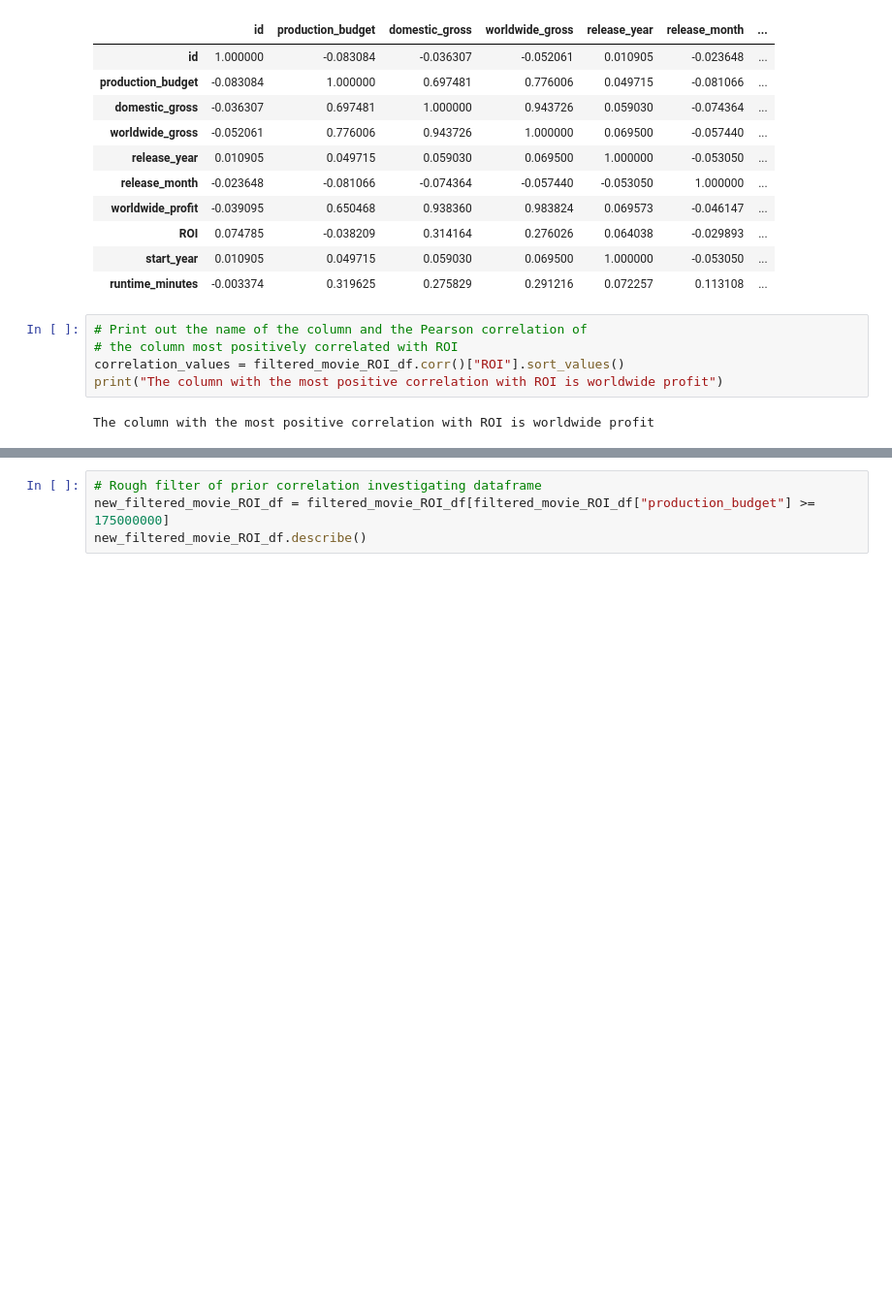
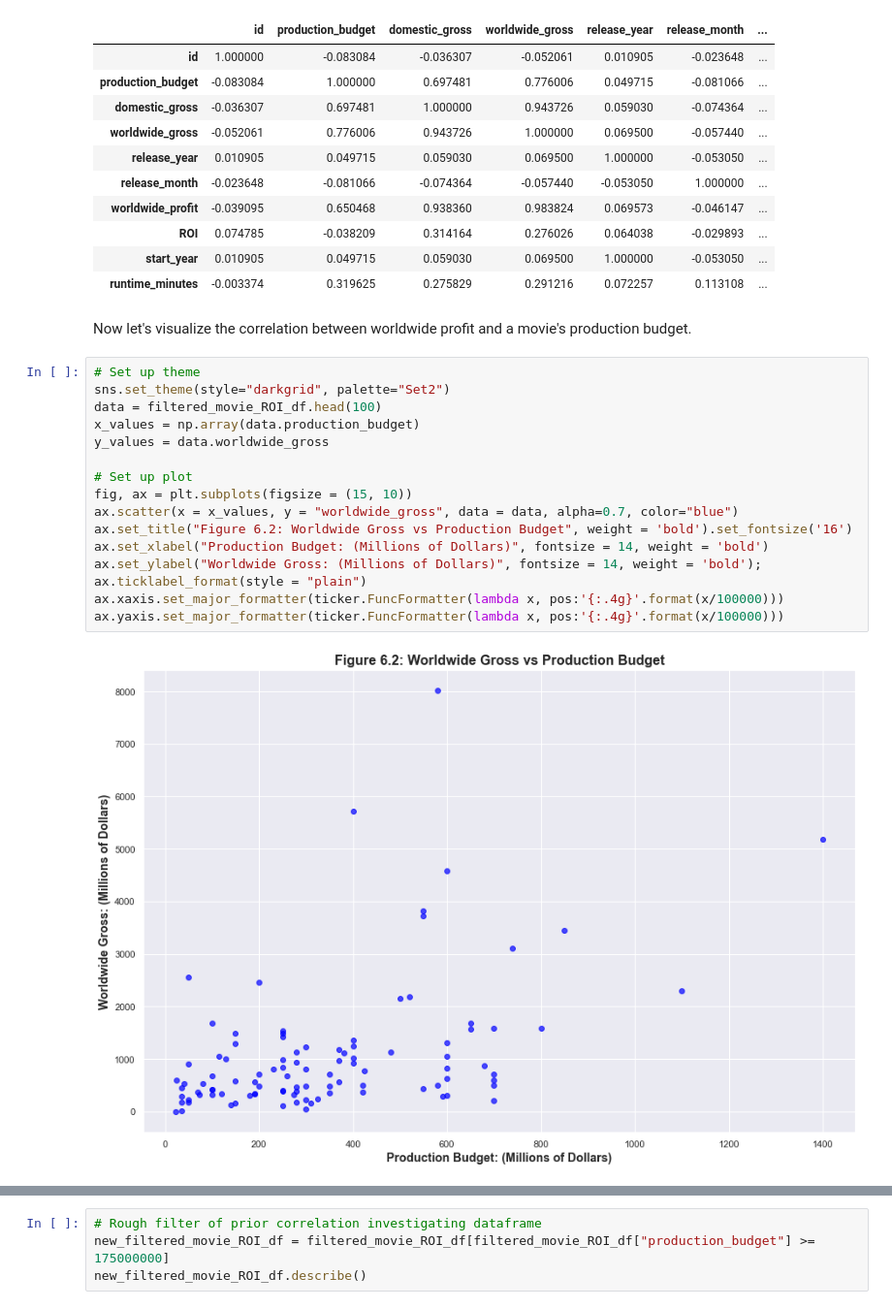
Before and after one commit to dataeducator/dsc-phase-1-project-v2-4, a Jupyter notebook: student.ipynb, the cells around one changed output, grey strips where cells are left out. Shown at 97% size. Drawn from its saved outputs; the diff is of its cells as text; blank space fills up the shorter version.

```diff
--- a/student.ipynb
+++ b/student.ipynb
@@ -707,10 +707,23 @@ filtered_movie_ROI_df.corr().style.background_gradient(cmap="Blues")
 | ROI | 0.074785 | -0.038209 | 0.314164 | 0.276026 | 0.064038 | -0.029893 | ... |
 | start_year | 0.010905 | 0.049715 | 0.059030 | 0.069500 | 1.000000 | -0.053050 | ... |
 | runtime_minutes | -0.003374 | 0.319625 | 0.275829 | 0.291216 | 0.072257 | 0.113108 | ... |
-# %%
-# Print out the name of the column and the Pearson correlation of
-# the column most positively correlated with ROI
-correlation_values = filtered_movie_ROI_df.corr()["ROI"].sort_values()
-print("The column with the most positive correlation with ROI is worldwide profit")
-# %% [output]
-The column with the most positive correlation with ROI is worldwide profit
+# %% [markdown]
+Now let's visualize the correlation between worldwide profit and a movie's production budget.
+# %%
+# Set up theme
+sns.set_theme(style="darkgrid", palette="Set2")
+data = filtered_movie_ROI_df.head(100)
+x_values = np.array(data.production_budget)
+y_values = data.worldwide_gross
+
+# Set up plot
+fig, ax = plt.subplots(figsize = (15, 10))
+ax.scatter(x = x_values, y = "worldwide_gross", data = data, alpha=0.7, color="blue")
+ax.set_title("Figure 6.2: Worldwide Gross vs Production Budget", weight = 'bold').set_fontsize('16')
+ax.set_xlabel("Production Budget: (Millions of Dollars)", fontsize = 14, weight = 'bold')
+ax.set_ylabel("Worldwide Gross: (Millions of Dollars)", fontsize = 14, weight = 'bold');
+ax.ticklabel_format(style = "plain")
+ax.xaxis.set_major_formatter(ticker.FuncFormatter(lambda x, pos:'{:.4g}'.format(x/100000)))
+ax.yaxis.set_major_formatter(ticker.FuncFormatter(lambda x, pos:'{:.4g}'.format(x/100000)))
+# %% [output]
+[figure, added]
```
Also changed, not shown: parts of 9 cells of this notebook.
